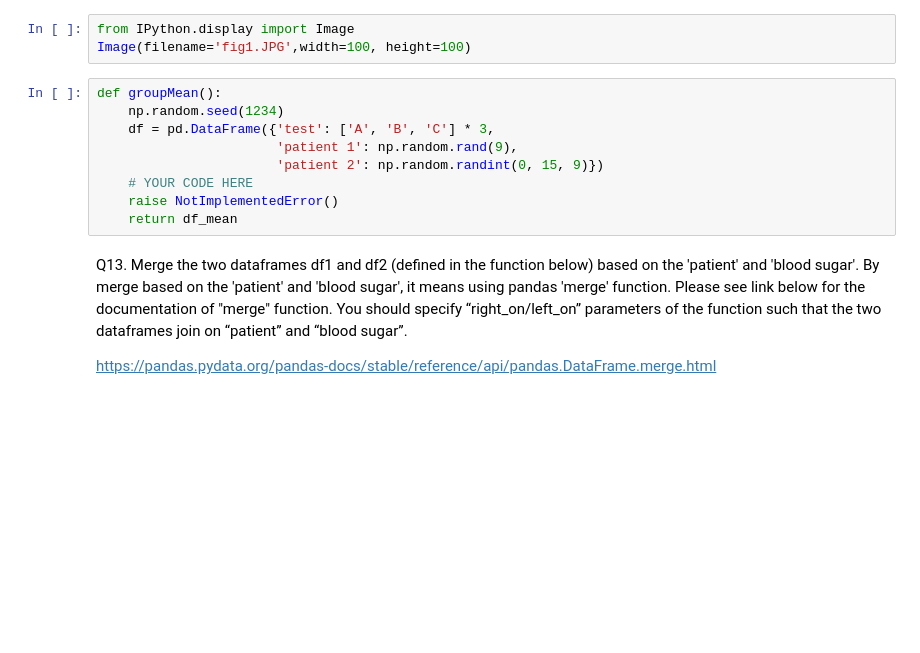
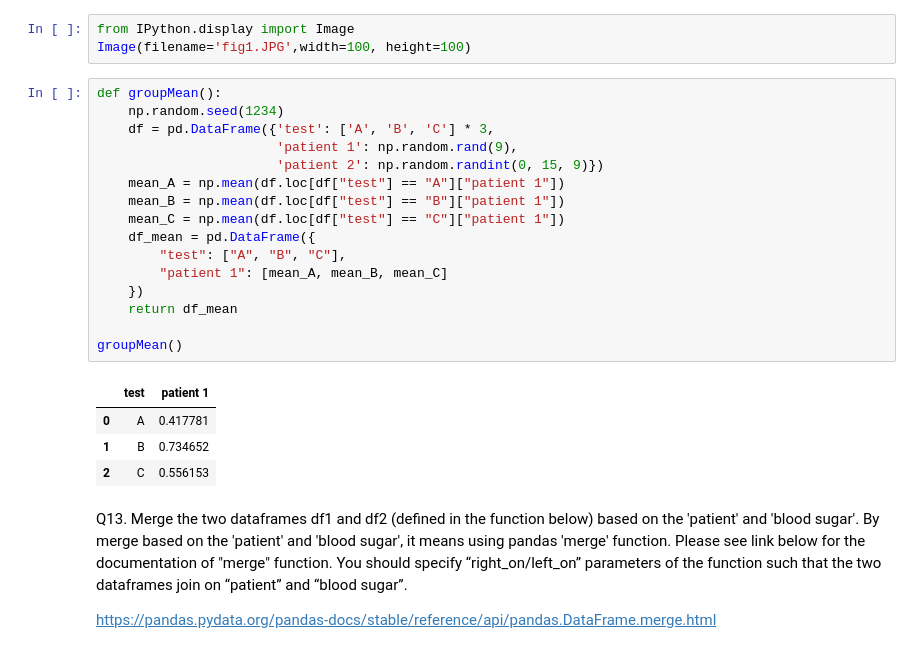
Before and after one commit to Henz00/UniversityAssignments, a Jupyter notebook: Applied Machine Learning/ps1/ps1.ipynb, the cells around one changed output. Drawn from its saved outputs; the diff is of its cells as text; blank space fills up the shorter version.

```diff
--- a/Applied Machine Learning/ps1/ps1.ipynb
+++ b/Applied Machine Learning/ps1/ps1.ipynb
@@ -159,12 +191,24 @@ Image(filename='fig1.JPG',width=100, height=100)
 # %%
 def groupMean():
     np.random.seed(1234)
     df = pd.DataFrame({'test': ['A', 'B', 'C'] * 3,
                        'patient 1': np.random.rand(9),
                        'patient 2': np.random.randint(0, 15, 9)})
-    # YOUR CODE HERE
-    raise NotImplementedError()
+    mean_A = np.mean(df.loc[df["test"] == "A"]["patient 1"])
+    mean_B = np.mean(df.loc[df["test"] == "B"]["patient 1"])
+    mean_C = np.mean(df.loc[df["test"] == "C"]["patient 1"])
+    df_mean = pd.DataFrame({
+        "test": ["A", "B", "C"],
+        "patient 1": [mean_A, mean_B, mean_C]
+    })
     return df_mean
+
+groupMean()
+# %% [output]
+|  | test | patient 1 |
+| 0 | A | 0.417781 |
+| 1 | B | 0.734652 |
+| 2 | C | 0.556153 |
 # %% [markdown]
 Q13. Merge the two dataframes df1 and df2 (defined in the function below) based on the 'patient' and 'blood sugar'. By merge based on the 'patient' and 'blood sugar', it means using pandas 'merge' function. Please see link below for the documentation of "merge" function. You should specify “right_on/left_on” parameters of the function such that the two dataframes join on “patient” and “blood sugar”.
 
```
Also changed, not shown: parts of 9 cells of this notebook.
